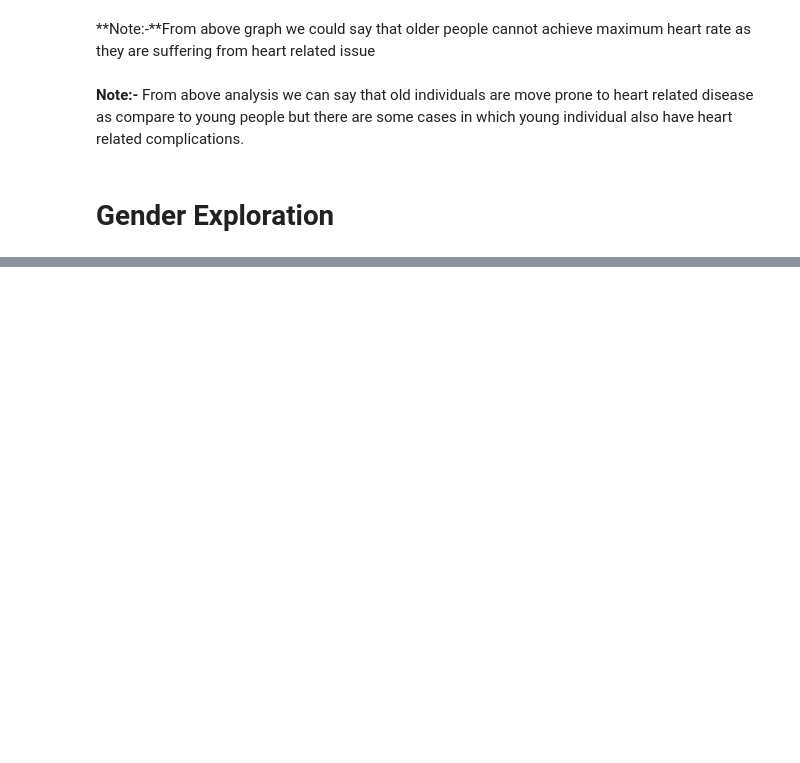
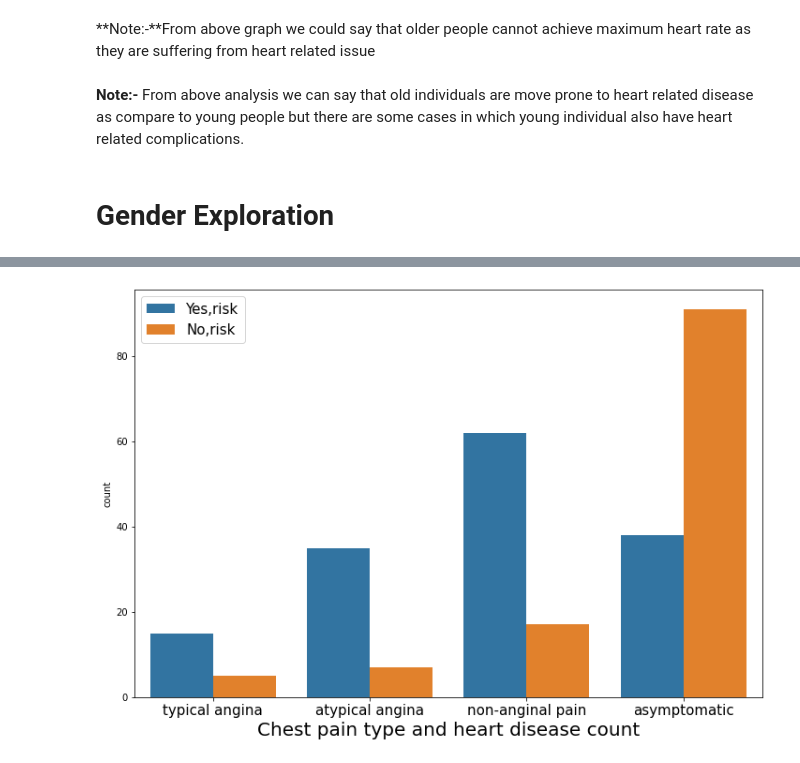
Before and after one commit to Parag18081994/Ghost, a Jupyter notebook: Python/Practise/2021/KNN/KNN_git_heart.ipynb, the cells around one changed output, grey strips where cells are left out. Cells and saved outputs as stored; diff of their text form; code cells hidden in the pictures; blank space fills up the shorter version.

Commit message:
KNN heart disease-cholestrol
KNN heart disease-cholestrol

```diff
--- a/Python/Practise/2021/KNN/KNN_git_heart.ipynb
+++ b/Python/Practise/2021/KNN/KNN_git_heart.ipynb
@@ -248,0 +279,9 @@ Text(0.5, 0, 'Gender')
+# %%
+plt.figure(figsize=(12,8))
+sns.countplot(x=df['cp'],hue=df['target'])
+plt.legend(['Yes,risk',"No,risk"],fontsize=15)
+plt.xticks(np.arange(4),('typical angina', 'atypical angina', 'non-anginal pain', 'asymptomatic'),rotation=0,fontsize=15)
+plt.xlabel("Chest pain type and heart disease count",fontsize=20)
+plt.show()
+# %% [output]
+[figure, added]
```
Also changed, not shown: parts of 18 cells of this notebook.
